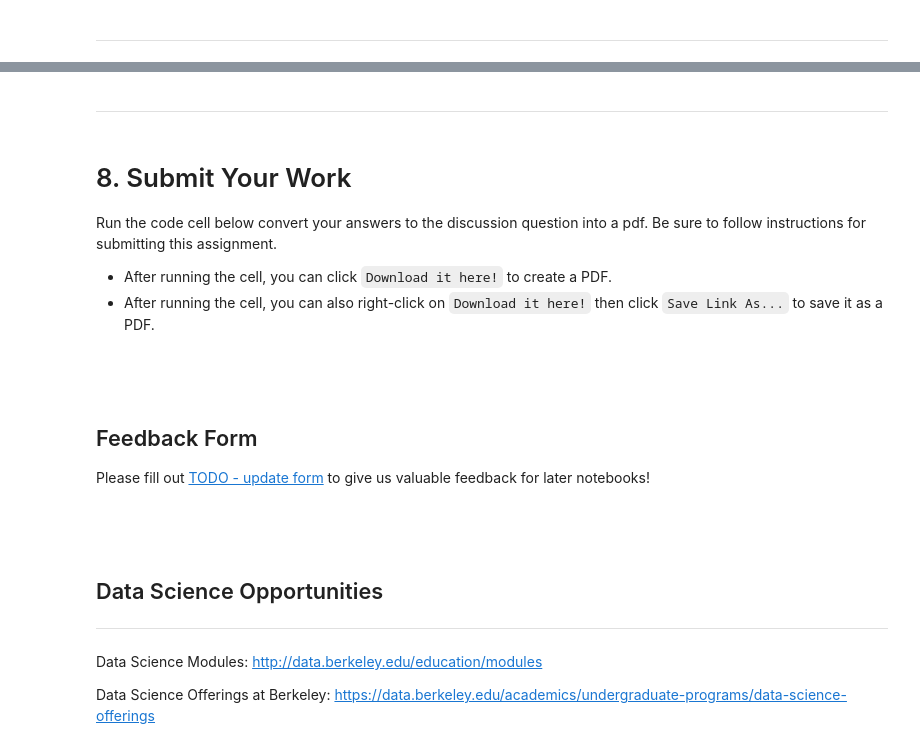
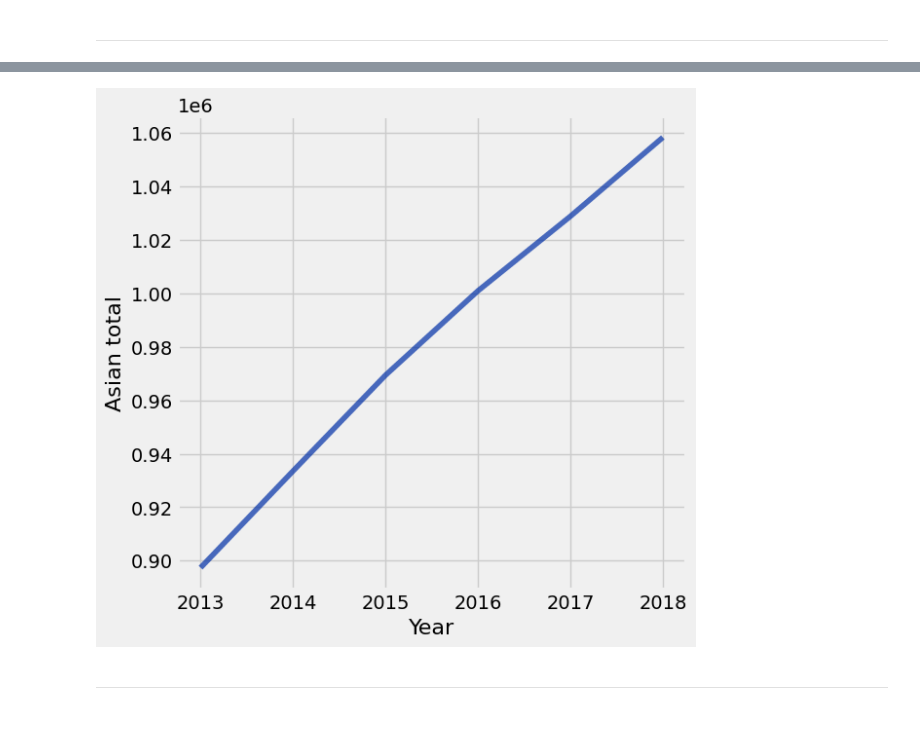
Before and after one commit to ds-modules/ecc-biology, a Jupyter notebook: mrsa/MRSA Data Analysis.ipynb, the cells around one changed output, grey strips where cells are left out. Drawn from its saved outputs; the diff is of its cells as text; code cells hidden in the pictures; blank space fills up the shorter version.

Commit message:
new notebook

```diff
--- a/mrsa/MRSA Data Analysis.ipynb
+++ b/mrsa/MRSA Data Analysis.ipynb
@@ -268,8 +416,14 @@ WRITE YOUR OBSERVATIONS HERE
+# %%
+# Step 3: plot one race group vs year
+race_total = census_county.select('Year', '....', '.....')
+race_total = race_total.with_column(
+    'race total',
+    race_total.column('....') + race_total.column('...')
+)
+
+race_total.select('Year', 'race total').plot('Year')
+plt.show()
+# %% [output]
+[figure, added]
 # %% [markdown]
 ---
-# %% [markdown]
-# 8. Submit Your Work <a id='7'></a>
-
-Run the code cell below convert your answers to the discussion question into a pdf. Be sure to follow instructions for submitting this assignment.
-- After running the cell, you can click `Download it here!` to create a PDF.
-- After running the cell, you can also right-click on `Download it here!` then click `Save Link As...` to save it as a PDF.
@@ -279,14 +429,0 @@ Notebook.export("MRSA Data Analysis.ipynb", filter_type='tags')
-# %% [markdown]
-<br><br>
-## Feedback Form
-
-Please fill out [TODO - update form]() to give us valuable feedback for later notebooks!
-# %% [markdown]
-<br><br>
-## Data Science Opportunities
-
----
-
-Data Science Modules: http://data.berkeley.edu/education/modules
-
-Data Science Offerings at Berkeley: https://data.berkeley.edu/academics/undergraduate-programs/data-science-offerings
```
Also changed, not shown: parts of 101 cells of this notebook, 31 other files.
